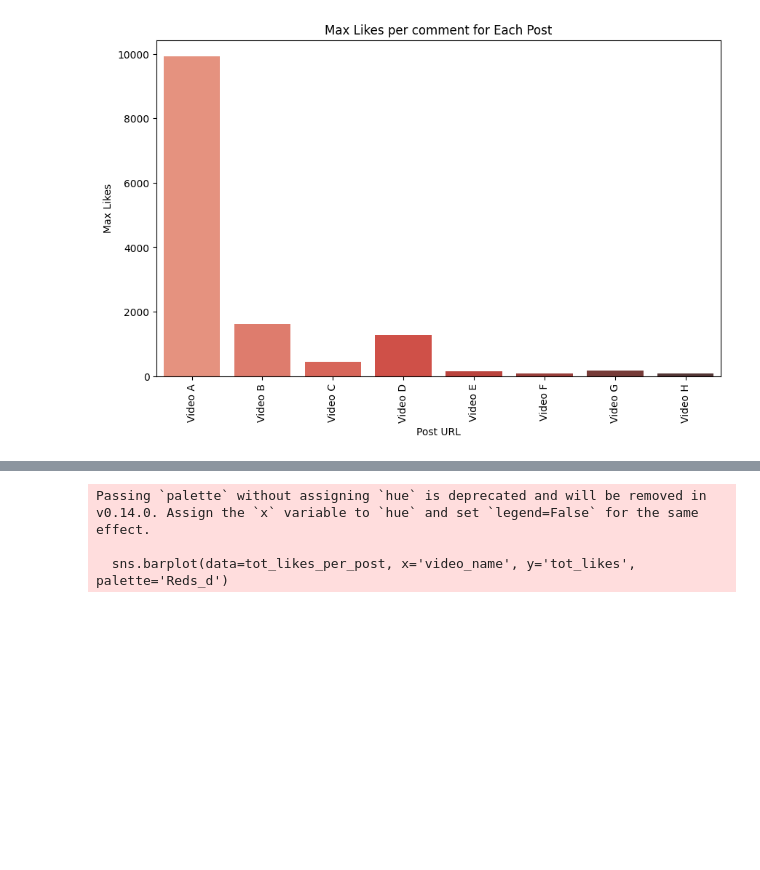
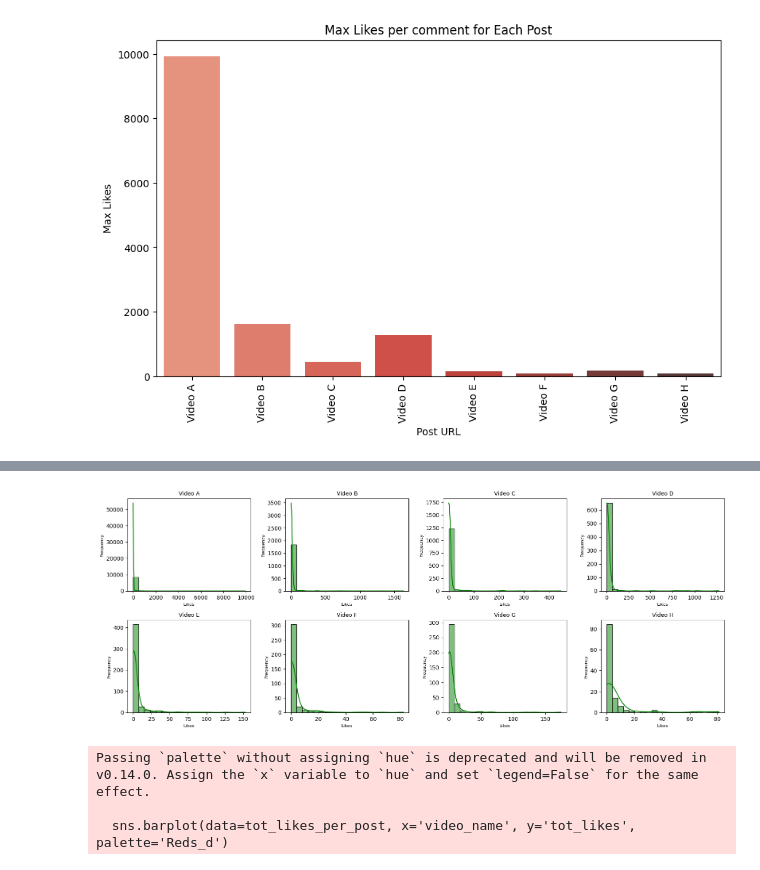
Before and after one commit to pouvoirdasha/sociology_scrapping, a Jupyter notebook: notebooks_stats_finetuning/descriptive_stats_leo.ipynb, the cells around one changed output, grey strips where cells are left out. Drawn from its saved outputs; the diff is of its cells as text; code cells hidden in the pictures; blank space fills up the shorter version.

```diff
--- a/notebooks_stats_finetuning/descriptive_stats_leo.ipynb
+++ b/notebooks_stats_finetuning/descriptive_stats_leo.ipynb
@@ -621,15 +604,3 @@ Passing `palette` without assigning `hue` is deprecated and will be removed in v
 
   sns.barplot(data=max_likes_per_post, x='video_name', y='max_likes', palette='Reds_d')
 [figure]
-# %%
-unique_posts = youtube['video_name'].unique()
-
-for post in unique_posts:
-    post_likes = youtube[youtube['video_name'] == post]['NbLikes']
-
-    plt.figure(figsize=(8, 4))
-    sns.histplot(post_likes, bins=20, kde=True, color='green')
-    plt.title(f'Like Distribution for {post}')
-    plt.xlabel('Likes')
-    plt.ylabel('Frequency')
-    plt.show()
@@ -645,3 +607,26 @@ for post in unique_posts:
+# %%
+fig, axes = plt.subplots(4, 4, figsize=(16, 12))  # Adjust size as needed
+axes = axes.flatten()  # Flatten to easily iterate over the axes
+
+# Plot histograms for each post
+for i, post in enumerate(unique_posts):
+    ax = axes[i]
+    post_likes = youtube[youtube['video_name'] == post]['NbLikes']
+
+    sns.histplot(post_likes, bins=20, kde=True, color='green', ax=ax)
+    ax.set_title(f'{post}', fontsize=10)  # Add post name as title
+    ax.set_xlabel('Likes', fontsize=8)
+    ax.set_ylabel('Frequency', fontsize=8)
+
+# Remove extra subplots (if any)
+for j in range(len(unique_posts), len(axes)):
+    fig.delaxes(axes[j])
+
+# Adjust layout for clarity
+plt.tight_layout()
+plt.savefig('../viz/comment_likes_per_posts.png',bbox_inches='tight', transparent=False, dpi=300)
+# %% [output]
+[figure, added]
 # %%
 # Total likes in comments per post
 tot_likes_per_post = youtube.groupby('video_name')['NbLikes'].sum().reset_index()
```
Also changed, not shown: parts of 4 cells of this notebook.
